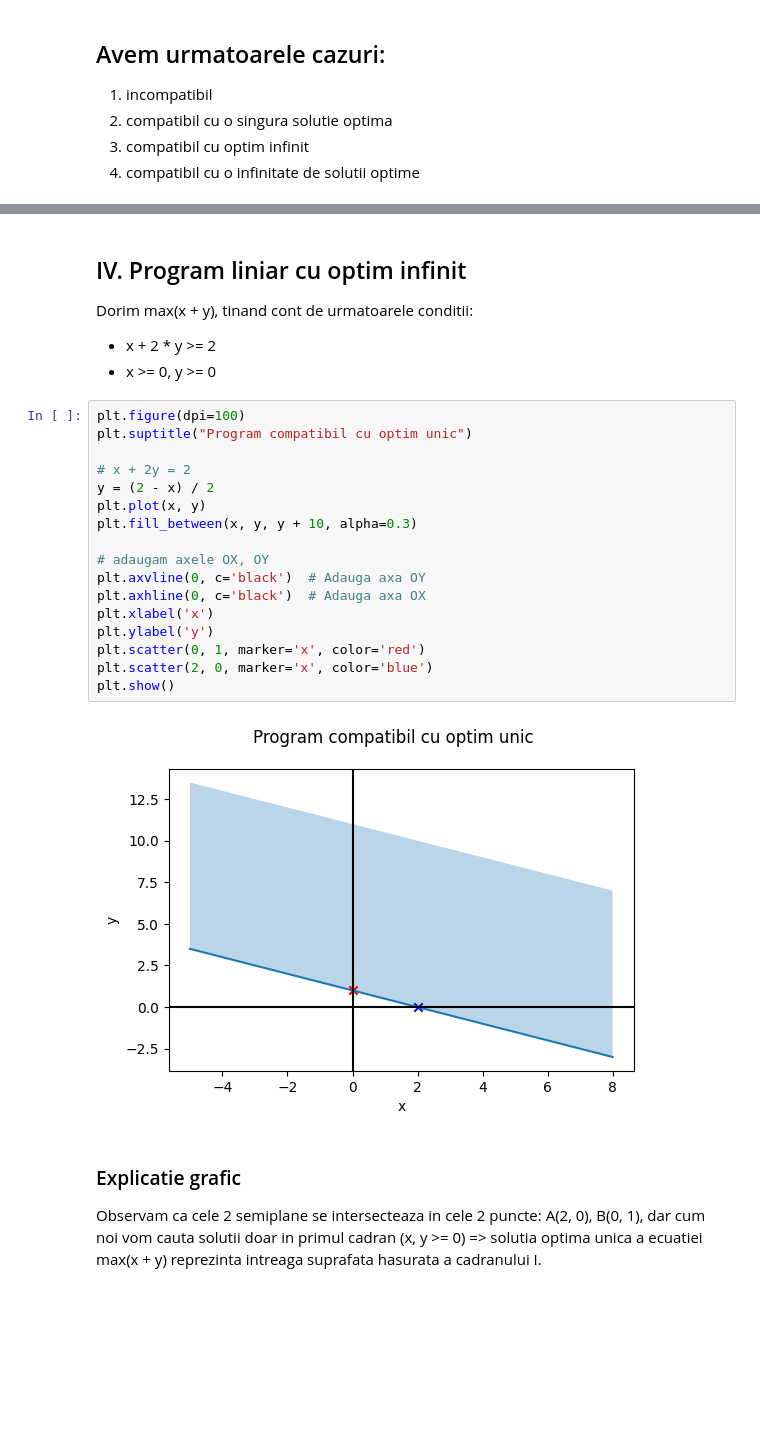
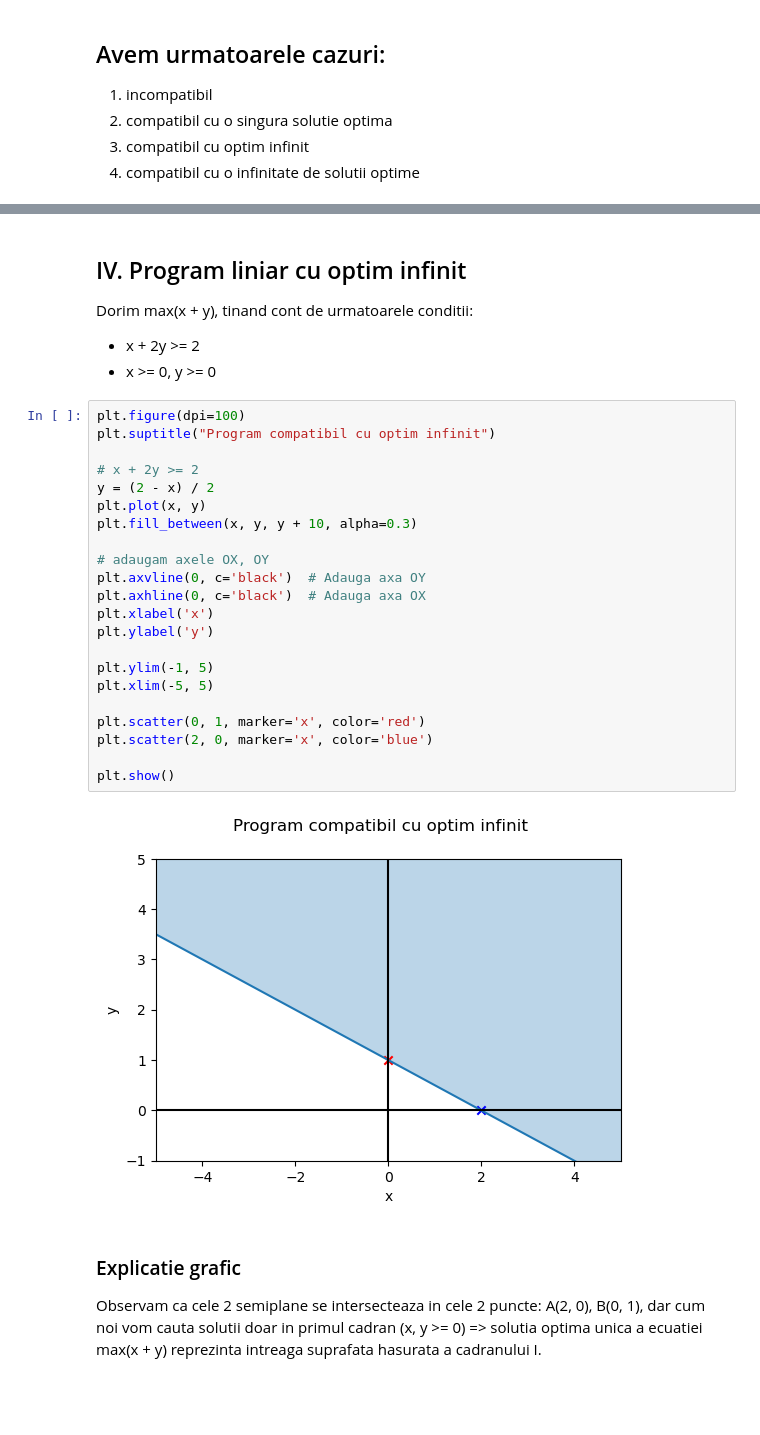
Before and after one commit to rebecadiaconu/fmi, a Jupyter notebook: to/tema1.ipynb, the cells around one changed output, grey strips where cells are left out. Saved outputs shown, nothing was run; the diff lists cells and outputs as text; blank space fills up the shorter version.

```diff
--- a/to/tema1.ipynb
+++ b/to/tema1.ipynb
@@ -148,27 +156,32 @@ S = {4*lambda, 4 - 4*lambda | lambda din [0, 1]}
 # %% [markdown]
 ## IV. Program liniar cu optim infinit
 Dorim max(x + y), tinand cont de urmatoarele conditii:
-- x + 2 * y >= 2
+- x + 2y >= 2
 - x >= 0, y >= 0
 # %%
 plt.figure(dpi=100)
-plt.suptitle("Program compatibil cu optim unic")
+plt.suptitle("Program compatibil cu optim infinit")
 
-# x + 2y = 2
+# x + 2y >= 2
 y = (2 - x) / 2
 plt.plot(x, y)
 plt.fill_between(x, y, y + 10, alpha=0.3)
 
 # adaugam axele OX, OY
 plt.axvline(0, c='black')  # Adauga axa OY
 plt.axhline(0, c='black')  # Adauga axa OX
 plt.xlabel('x')
 plt.ylabel('y')
+
+plt.ylim(-1, 5)
+plt.xlim(-5, 5)
+
 plt.scatter(0, 1, marker='x', color='red')
 plt.scatter(2, 0, marker='x', color='blue')
+
 plt.show()
 # %% [output]
-[figure, old version]
+[figure, new version]
 # %% [markdown]
 ### Explicatie grafic
 Observam ca cele 2 semiplane se intersecteaza in cele 2 puncte: A(2, 0), B(0, 1),
```
Also changed, not shown: parts of 10 cells of this notebook.
